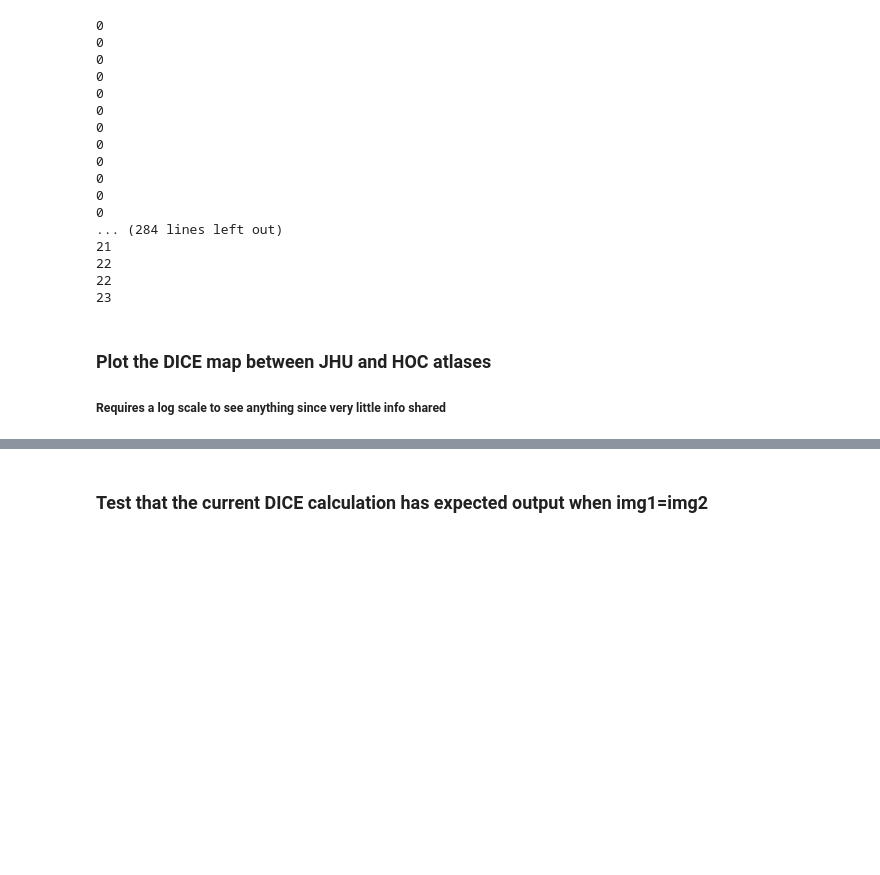
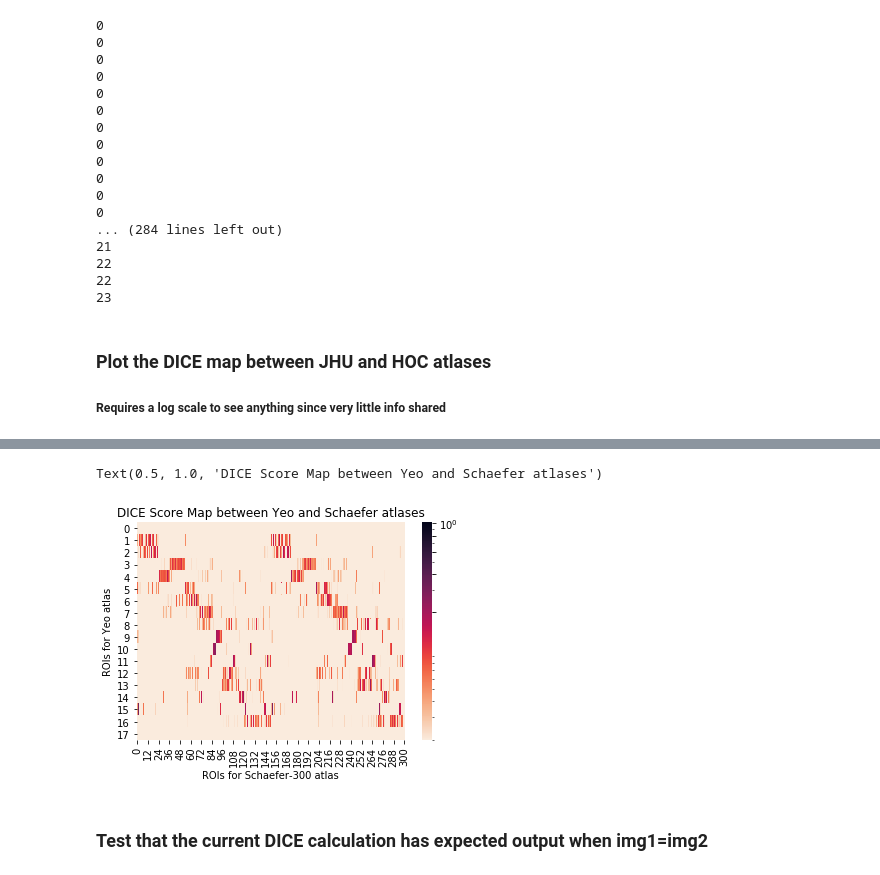
Before and after one commit to NeuroDataDesign/the-ents, a Jupyter notebook: atlases/Code/Atlas_Statistics.ipynb, the cells around one changed output, grey strips where cells are left out. Saved outputs shown, nothing was run; the diff lists cells and outputs as text; code cells hidden in the pictures; blank space fills up the shorter version.

```diff
--- a/atlases/Code/Atlas_Statistics.ipynb
+++ b/atlases/Code/Atlas_Statistics.ipynb
@@ -206,3 +210,13 @@ Text(0.5,1,'DICE Score Map between JHU and HOC atlases')
+# %%
+Dice = Dice+0.01
+sns.heatmap(Dice,
+            norm=LogNorm(vmin=Dice.min(), vmax=Dice.max()), cmap=cmap)
+plt.xlabel('ROIs for Schaefer-300 atlas')
+plt.ylabel('ROIs for Yeo atlas')
+plt.title('DICE Score Map between Yeo and Schaefer atlases')
+# %% [output]
+Text(0.5, 1.0, 'DICE Score Map between Yeo and Schaefer atlases')
+[figure, added]
 # %% [markdown]
 ### Test that the current DICE calculation has expected output when img1=img2
 # %%
```
Also changed, not shown: parts of 3 cells of this notebook, 5 other files.
